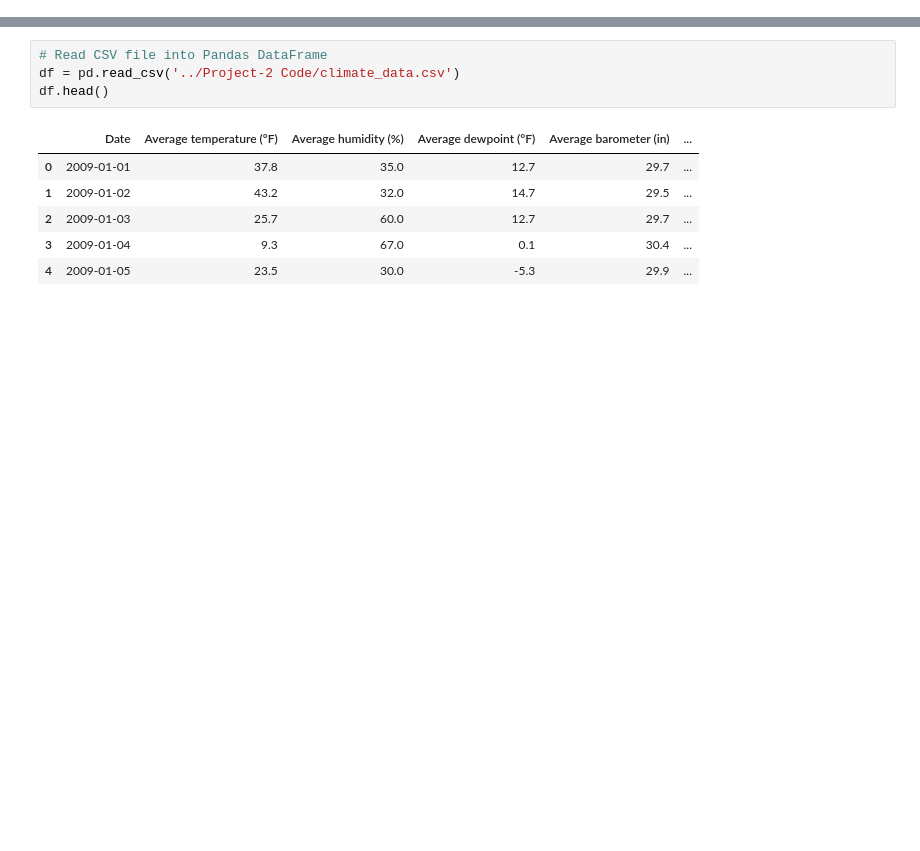
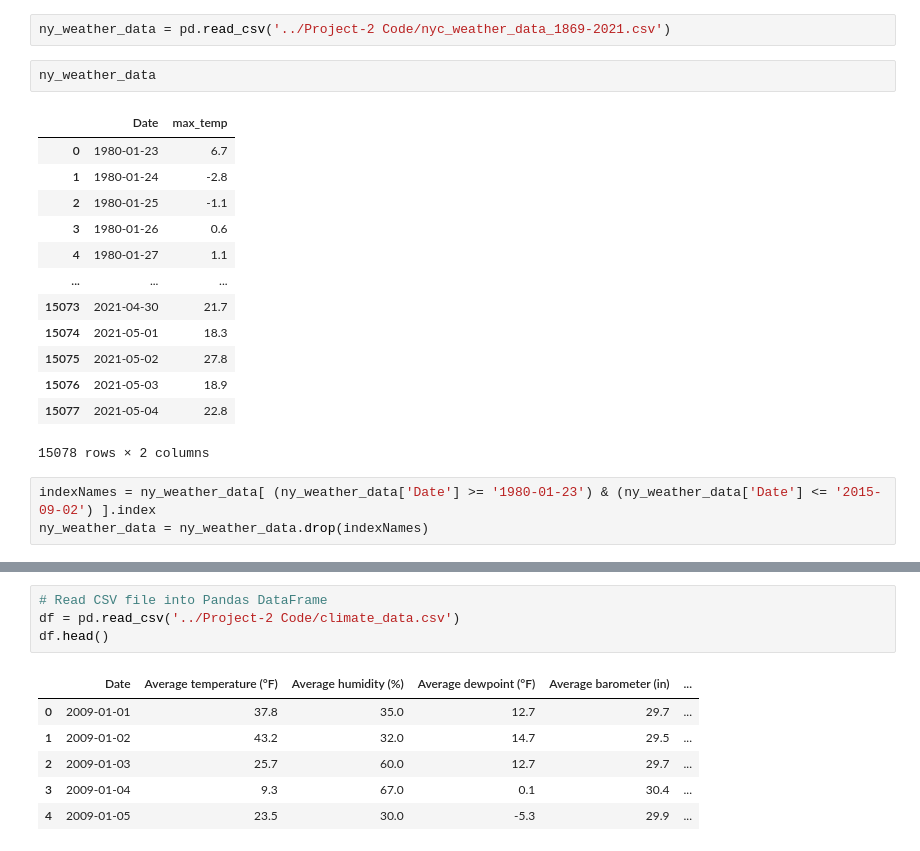
Before and after one commit to LiquidRonnie/Project-2, a Jupyter notebook: Ronnie/polynomial regression.ipynb, the cells around one changed output, grey strips where cells are left out. Saved outputs shown, nothing was run; the diff lists cells and outputs as text; blank space fills up the shorter version.

```diff
--- a/Ronnie/polynomial regression.ipynb
+++ b/Ronnie/polynomial regression.ipynb
@@ -10,0 +59,21 @@ import pandas as pd
+# %%
+ny_weather_data = pd.read_csv('../Project-2 Code/nyc_weather_data_1869-2021.csv')
+# %%
+ny_weather_data
+# %% [output]
+|  | Date | max_temp |
+| 0 | 1980-01-23 | 6.7 |
+| 1 | 1980-01-24 | -2.8 |
+| 2 | 1980-01-25 | -1.1 |
+| 3 | 1980-01-26 | 0.6 |
+| 4 | 1980-01-27 | 1.1 |
+| ... | ... | ... |
+| 15073 | 2021-04-30 | 21.7 |
+| 15074 | 2021-05-01 | 18.3 |
+| 15075 | 2021-05-02 | 27.8 |
+| 15076 | 2021-05-03 | 18.9 |
+| 15077 | 2021-05-04 | 22.8 |
+15078 rows × 2 columns
+# %%
+indexNames = ny_weather_data[ (ny_weather_data['Date'] >= '1980-01-23') & (ny_weather_data['Date'] <= '2015-09-02') ].index
+ny_weather_data = ny_weather_data.drop(indexNames)
```
Also changed, not shown: parts of 11 cells of this notebook, 4 other files.
